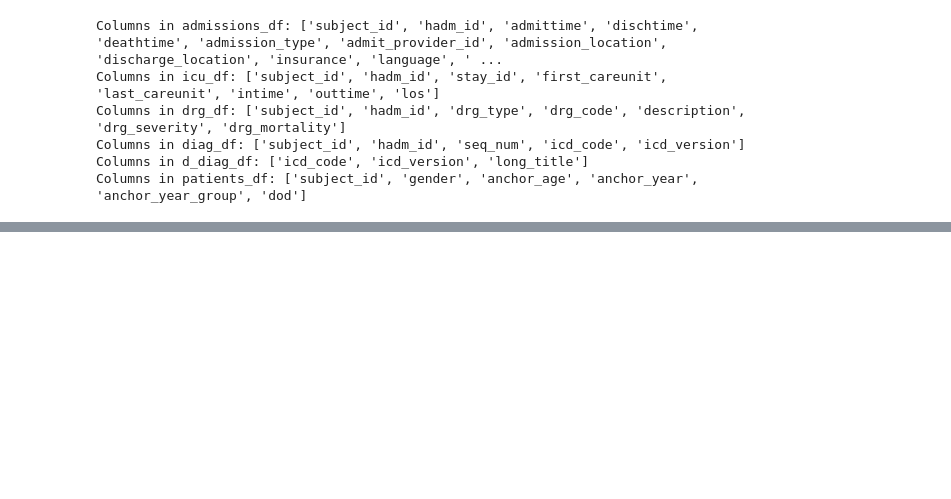
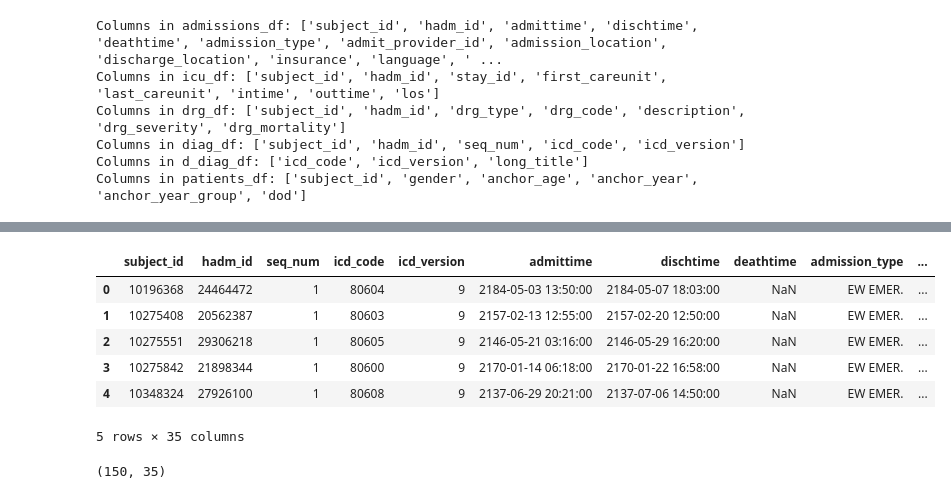
Before and after one commit to Jibu24/Predicting-ICU-LOS, a Jupyter notebook: notebooks/Data_exploration.ipynb, the cells around one changed output, grey strips where cells are left out. Drawn from its saved outputs; the diff is of its cells as text; code cells hidden in the pictures; blank space fills up the shorter version.

```diff
--- a/notebooks/Data_exploration.ipynb
+++ b/notebooks/Data_exploration.ipynb
@@ -52,0 +155,14 @@ Columns in patients_df: ['subject_id', 'gender', 'anchor_age', 'anchor_year', 'a
+# %%
+merged_df.head()
+# %% [output]
+|  | subject_id | hadm_id | seq_num | icd_code | icd_version | admittime | dischtime | deathtime | admission_type | ... |
+| 0 | 10196368 | 24464472 | 1 | 80604 | 9 | 2184-05-03 13:50:00 | 2184-05-07 18:03:00 | NaN | EW EMER. | ... |
+| 1 | 10275408 | 20562387 | 1 | 80603 | 9 | 2157-02-13 12:55:00 | 2157-02-20 12:50:00 | NaN | EW EMER. | ... |
+| 2 | 10275551 | 29306218 | 1 | 80605 | 9 | 2146-05-21 03:16:00 | 2146-05-29 16:20:00 | NaN | EW EMER. | ... |
+| 3 | 10275842 | 21898344 | 1 | 80600 | 9 | 2170-01-14 06:18:00 | 2170-01-22 16:58:00 | NaN | EW EMER. | ... |
+| 4 | 10348324 | 27926100 | 1 | 80608 | 9 | 2137-06-29 20:21:00 | 2137-07-06 14:50:00 | NaN | EW EMER. | ... |
+5 rows × 35 columns
+# %%
+merged_df.shape
+# %% [output]
+(150, 35)
```
Also changed, not shown: parts of 14 cells of this notebook.
